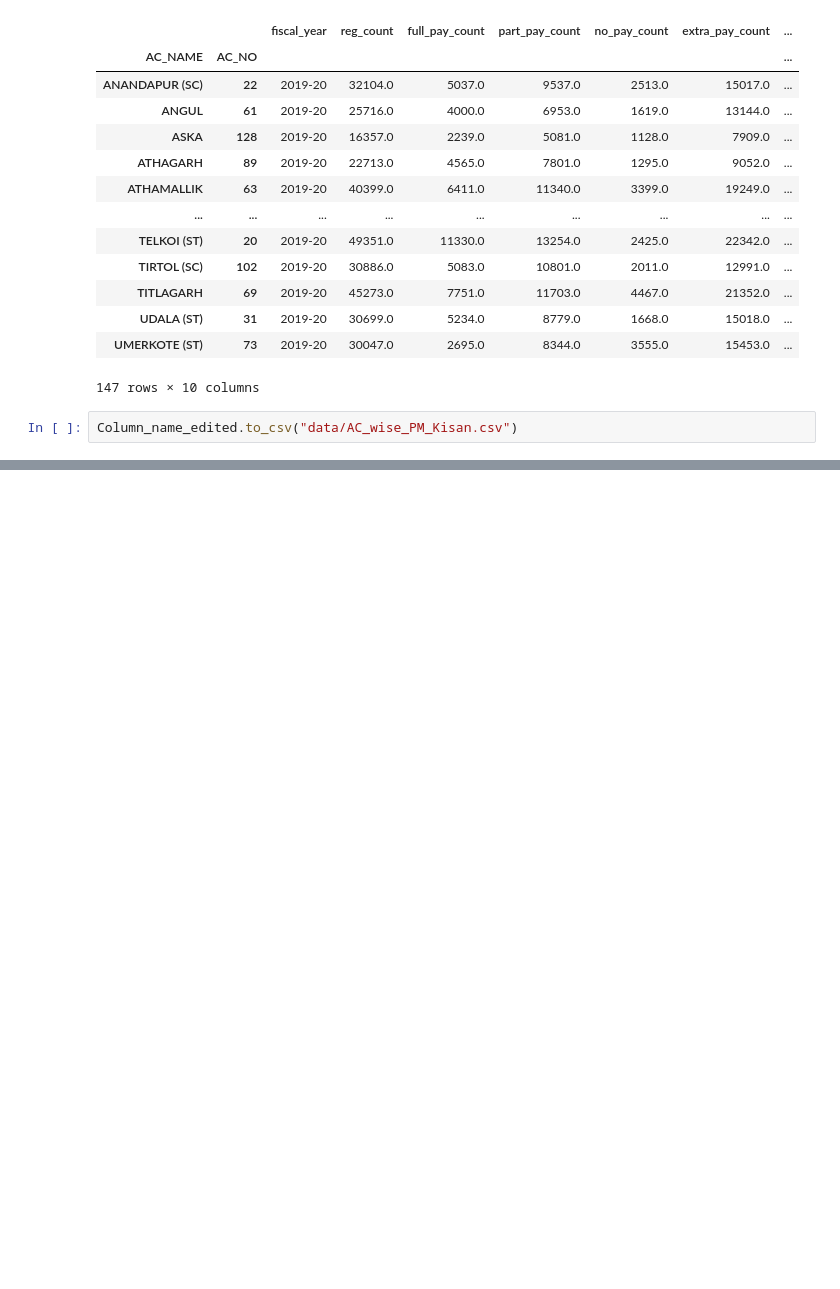
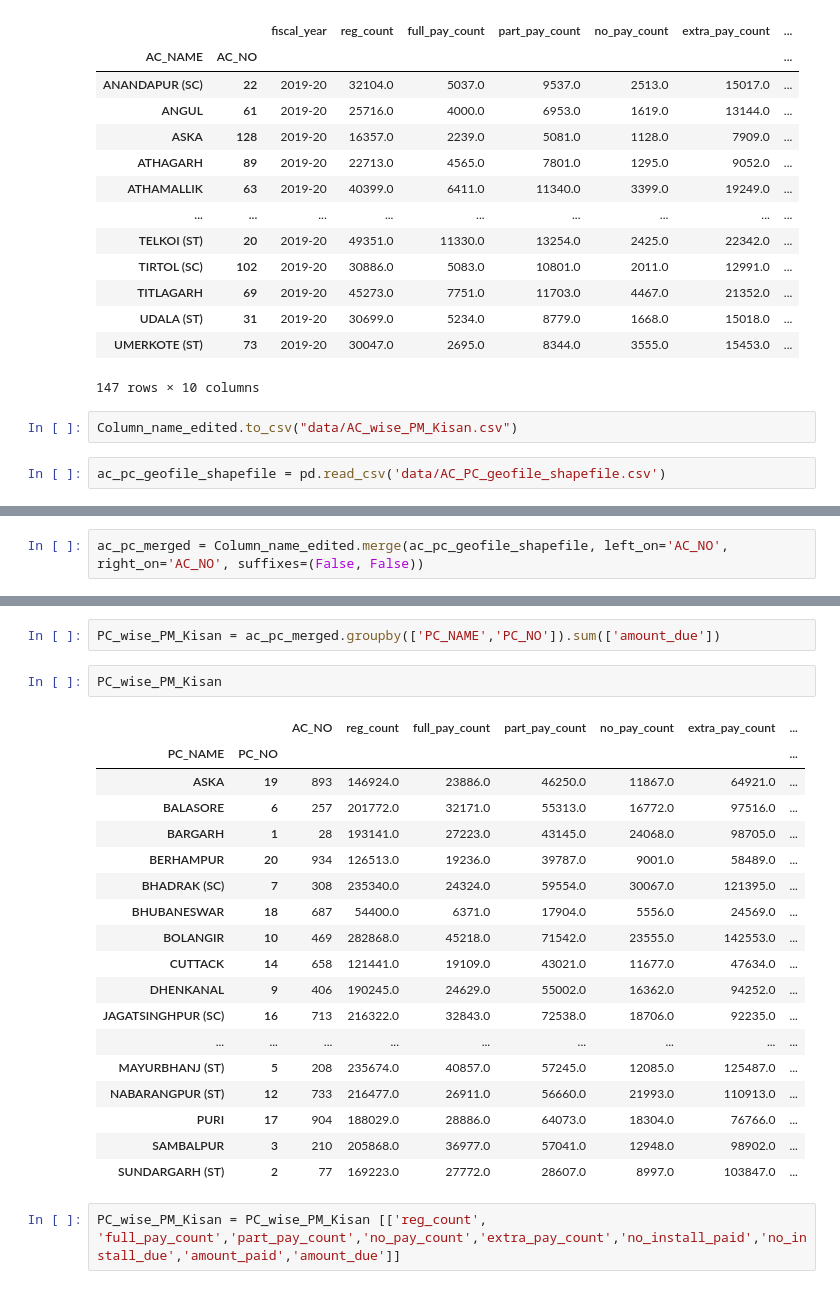
Before and after one commit to TheDataAreClean/obi-constituency-data-mapping-pm-kisan, a Jupyter notebook: data-mapping-pm-kisan.ipynb, the cells around one changed output, grey strips where cells are left out. Drawn from its saved outputs; the diff is of its cells as text; blank space fills up the shorter version.

```diff
--- a/data-mapping-pm-kisan.ipynb
+++ b/data-mapping-pm-kisan.ipynb
@@ -409,3 +409,5 @@ Column_name_edited
 147 rows × 10 columns
 # %%
 Column_name_edited.to_csv("data/AC_wise_PM_Kisan.csv")
+# %%
+ac_pc_geofile_shapefile = pd.read_csv('data/AC_PC_geofile_shapefile.csv')
@@ -411,0 +430,2 @@ Column_name_edited.to_csv("data/AC_wise_PM_Kisan.csv")
+# %%
+ac_pc_merged = Column_name_edited.merge(ac_pc_geofile_shapefile, left_on='AC_NO', right_on='AC_NO', suffixes=(False, False))
@@ -411,0 +448,25 @@ Column_name_edited.to_csv("data/AC_wise_PM_Kisan.csv")
+# %%
+PC_wise_PM_Kisan = ac_pc_merged.groupby(['PC_NAME','PC_NO']).sum(['amount_due'])
+# %%
+PC_wise_PM_Kisan
+# %% [output]
+|  |  | AC_NO | reg_count | full_pay_count | part_pay_count | no_pay_count | extra_pay_count | ... |
+| PC_NAME | PC_NO |  |  |  |  |  |  | ... |
+| ASKA | 19 | 893 | 146924.0 | 23886.0 | 46250.0 | 11867.0 | 64921.0 | ... |
+| BALASORE | 6 | 257 | 201772.0 | 32171.0 | 55313.0 | 16772.0 | 97516.0 | ... |
+| BARGARH | 1 | 28 | 193141.0 | 27223.0 | 43145.0 | 24068.0 | 98705.0 | ... |
+| BERHAMPUR | 20 | 934 | 126513.0 | 19236.0 | 39787.0 | 9001.0 | 58489.0 | ... |
+| BHADRAK (SC) | 7 | 308 | 235340.0 | 24324.0 | 59554.0 | 30067.0 | 121395.0 | ... |
+| BHUBANESWAR | 18 | 687 | 54400.0 | 6371.0 | 17904.0 | 5556.0 | 24569.0 | ... |
+| BOLANGIR | 10 | 469 | 282868.0 | 45218.0 | 71542.0 | 23555.0 | 142553.0 | ... |
+| CUTTACK | 14 | 658 | 121441.0 | 19109.0 | 43021.0 | 11677.0 | 47634.0 | ... |
+| DHENKANAL | 9 | 406 | 190245.0 | 24629.0 | 55002.0 | 16362.0 | 94252.0 | ... |
+| JAGATSINGHPUR (SC) | 16 | 713 | 216322.0 | 32843.0 | 72538.0 | 18706.0 | 92235.0 | ... |
+| ... | ... | ... | ... | ... | ... | ... | ... | ... |
+| MAYURBHANJ (ST) | 5 | 208 | 235674.0 | 40857.0 | 57245.0 | 12085.0 | 125487.0 | ... |
+| NABARANGPUR (ST) | 12 | 733 | 216477.0 | 26911.0 | 56660.0 | 21993.0 | 110913.0 | ... |
+| PURI | 17 | 904 | 188029.0 | 28886.0 | 64073.0 | 18304.0 | 76766.0 | ... |
+| SAMBALPUR | 3 | 210 | 205868.0 | 36977.0 | 57041.0 | 12948.0 | 98902.0 | ... |
+| SUNDARGARH (ST) | 2 | 77 | 169223.0 | 27772.0 | 28607.0 | 8997.0 | 103847.0 | ... |
+# %%
+PC_wise_PM_Kisan = PC_wise_PM_Kisan [['reg_count', 'full_pay_count','part_pay_count','no_pay_count','extra_pay_count','no_install_paid','no_install_due','amount_paid','amount_due']]
```
Also changed, not shown: parts of 4 cells of this notebook.
